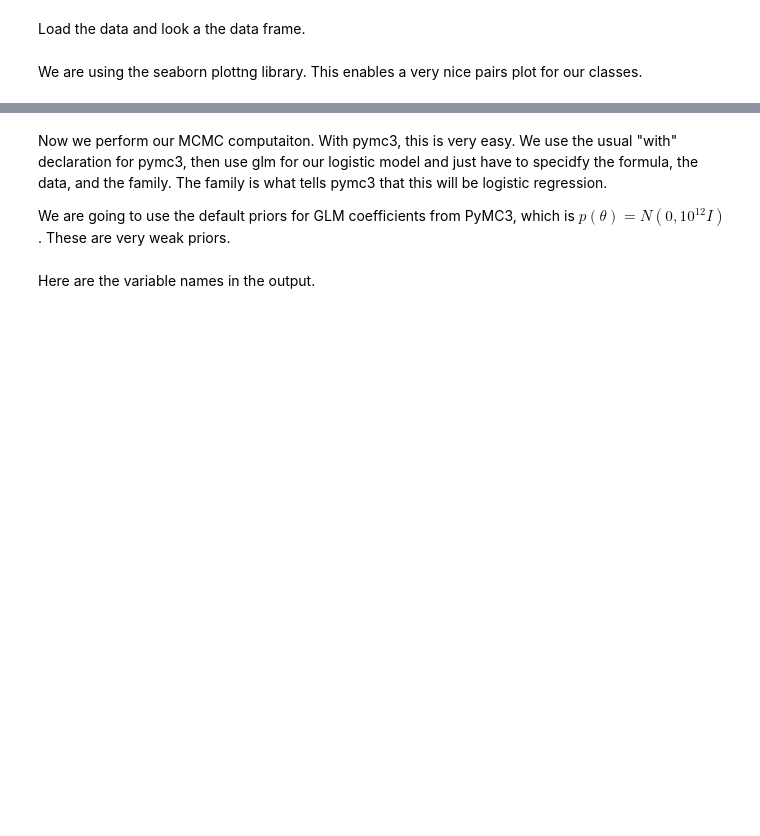
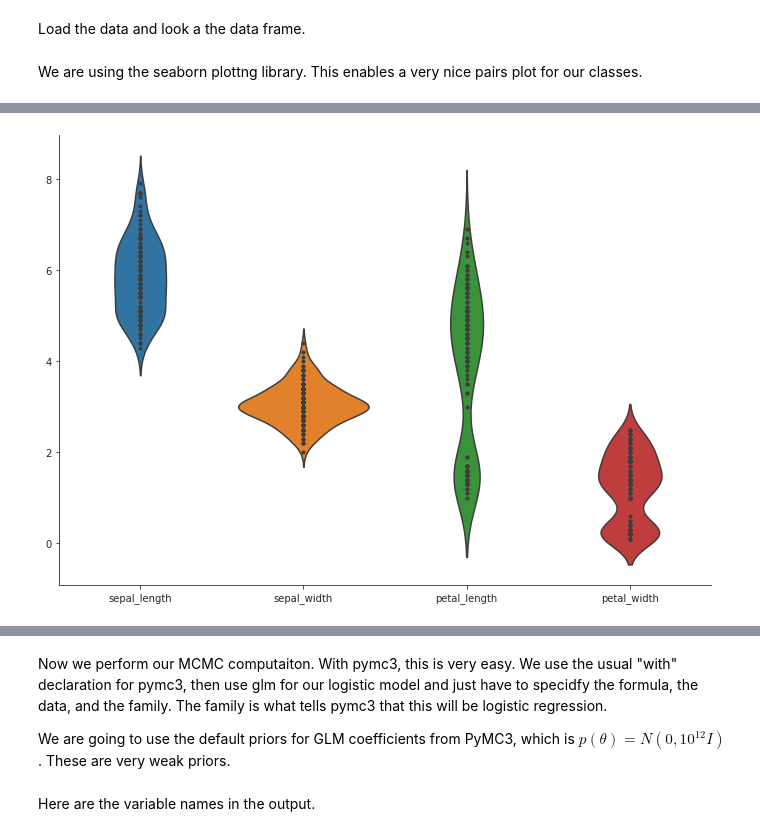
Before and after one commit to jaykay4403/Bayesian-ML, a Jupyter notebook: pymc3-bayesian-logistic-regression-classification.ipynb, the cells around one changed output, grey strips where cells are left out. Cells and saved outputs as stored; diff of their text form; code cells hidden in the pictures; blank space fills up the shorter version.

```diff
--- a/pymc3-bayesian-logistic-regression-classification.ipynb
+++ b/pymc3-bayesian-logistic-regression-classification.ipynb
@@ -49,0 +78,19 @@ g = sns.pairplot(data, hue="species", palette="husl", markers=["o", "s", "D"])
+# %%
+import numpy as np
+import seaborn as sns
+import matplotlib.pyplot as plt
+
+# plot
+sns.set_style('ticks')
+fig, ax = plt.subplots()
+# the size of A4 paper
+fig.set_size_inches(11.7, 8.27)
+sns.violinplot(data=data, inner="points", ax=ax)
+sns.despine()
+
+fig.savefig('example.png')
+
+# See: https://stackoverflow.com/questions/31594549/how-to-change-the-figure-size-of-a-seaborn-axes-or-figure-level-plot
+# See: https://mode.com/blog/violin-plot-examples/
+# %% [output]
+[figure, added]
```
Also changed, not shown: parts of 16 cells of this notebook.
